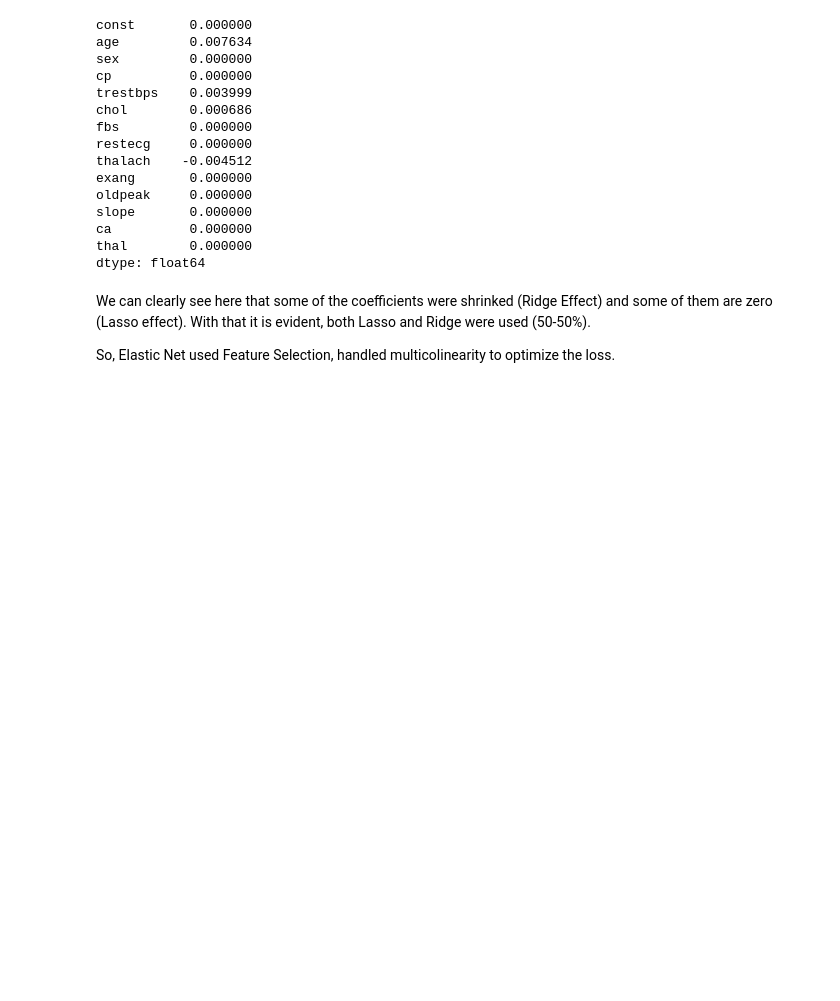
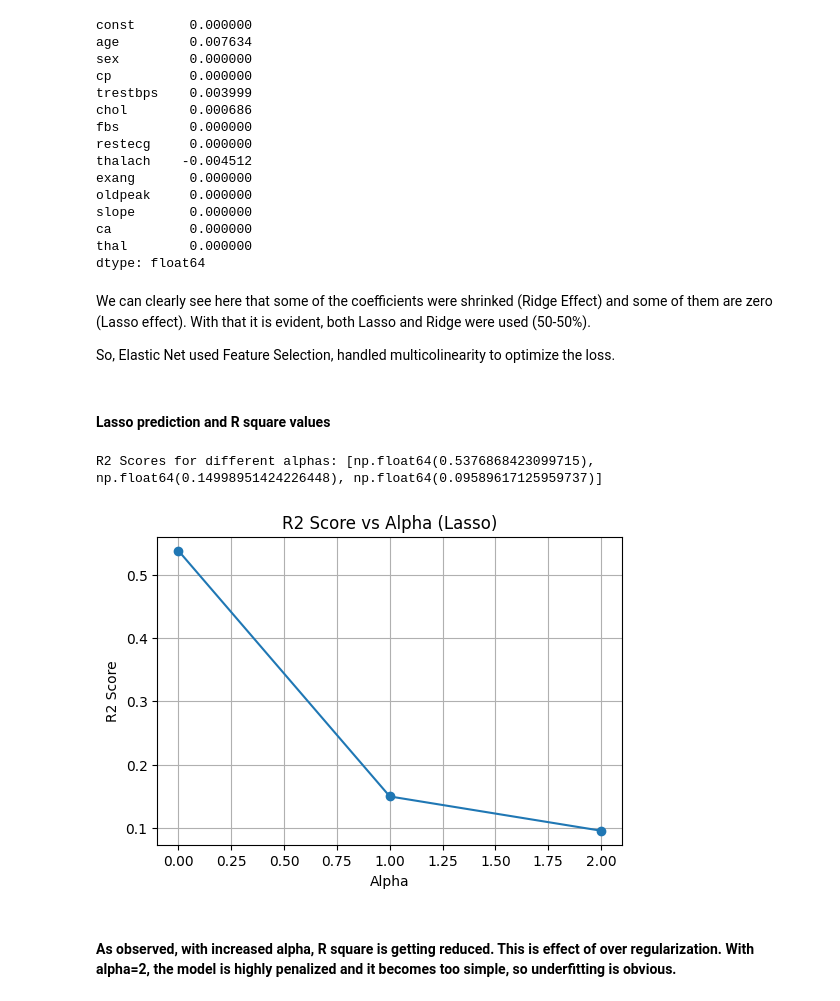
Before and after one commit to itsdipgit2024/ModC, a Jupyter notebook: OMDS-Module C-Week2-Dipankar Ganguli.ipynb, the cells around one changed output. Drawn from its saved outputs; the diff is of its cells as text; code cells hidden in the pictures; blank space fills up the shorter version.

```diff
--- a/OMDS-Module C-Week2-Dipankar Ganguli.ipynb
+++ b/OMDS-Module C-Week2-Dipankar Ganguli.ipynb
@@ -175,3 +175,30 @@ dtype: float64
 We can clearly see here that some of the coefficients were shrinked (Ridge Effect) and some of them are zero (Lasso effect). With that it is evident, both Lasso and Ridge were used (50-50%).
 
 So, Elastic Net used Feature Selection, handled multicolinearity to optimize the loss.
+# %% [markdown]
+#### Lasso prediction and R square values
+# %%
+alphas = [0.0, 1.0, 2.0]
+r2_scores = []
+
+for alpha in alphas:
+    results = model.fit_regularized(method='elastic_net', alpha=alpha, L1_wt=1.0)
+    y_pred = results.predict(X_const)
+    ss_res = np.sum((y - y_pred) ** 2)
+    ss_tot = np.sum((y - np.mean(y)) ** 2)
+    r2 = 1 - (ss_res / ss_tot)
+    r2_scores.append(r2)
+
+print("R2 Scores for different alphas:", r2_scores)
+plt.figure(figsize=(6,4))
+plt.plot(alphas, r2_scores, marker='o')
+plt.xlabel('Alpha')
+plt.ylabel('R2 Score')
+plt.title('R2 Score vs Alpha (Lasso)')
+plt.grid(True)
+plt.show()
+# %% [output]
+R2 Scores for different alphas: [np.float64(0.5376868423099715), np.float64(0.14998951424226448), np.float64(0.09589617125959737)]
+[figure, added]
+# %% [markdown]
+#### As observed, with increased alpha, R square is getting reduced. This is effect of over regularization. With alpha=2, the model is highly penalized and it becomes too simple, so underfitting is obvious.
```
Also changed, not shown: 2 other files.
